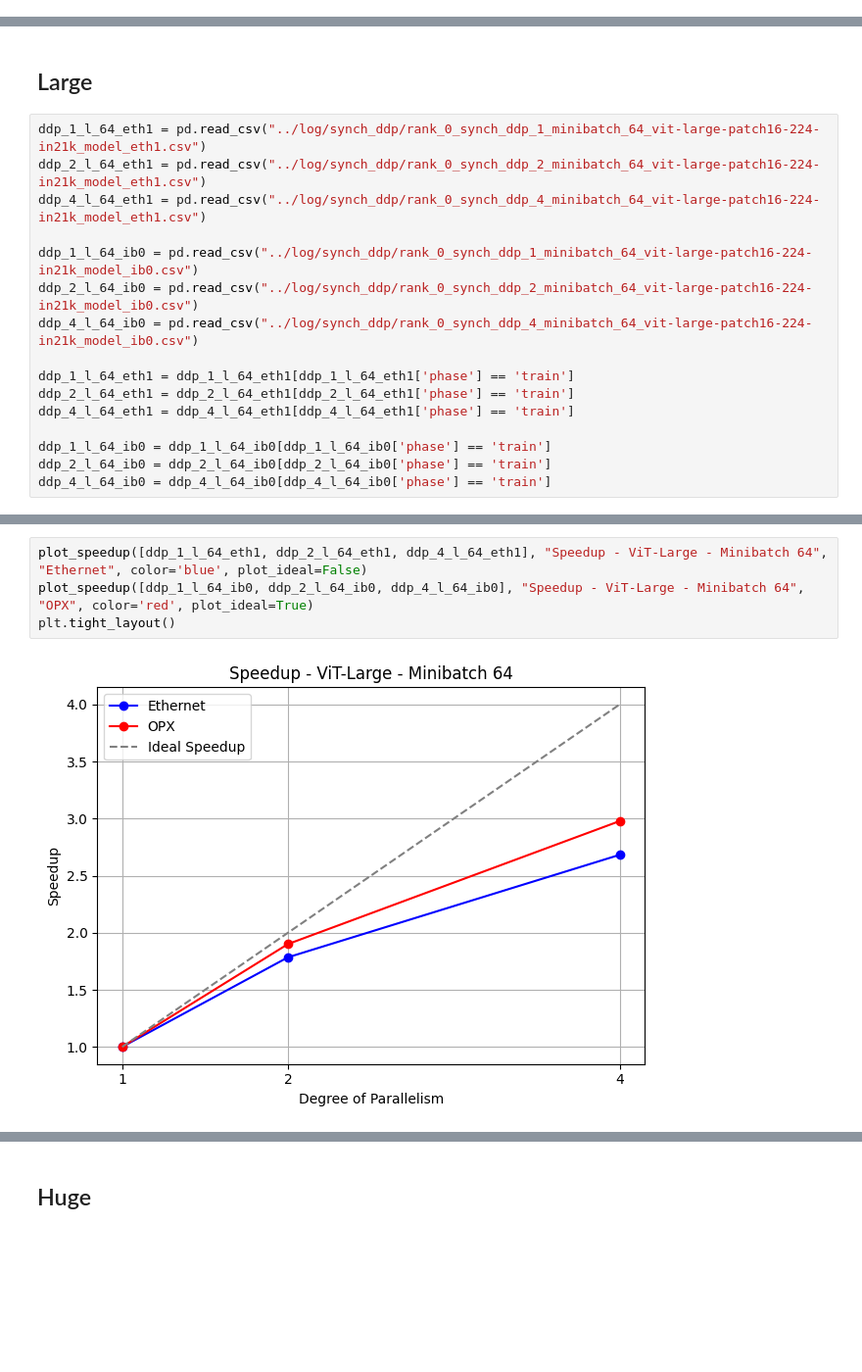
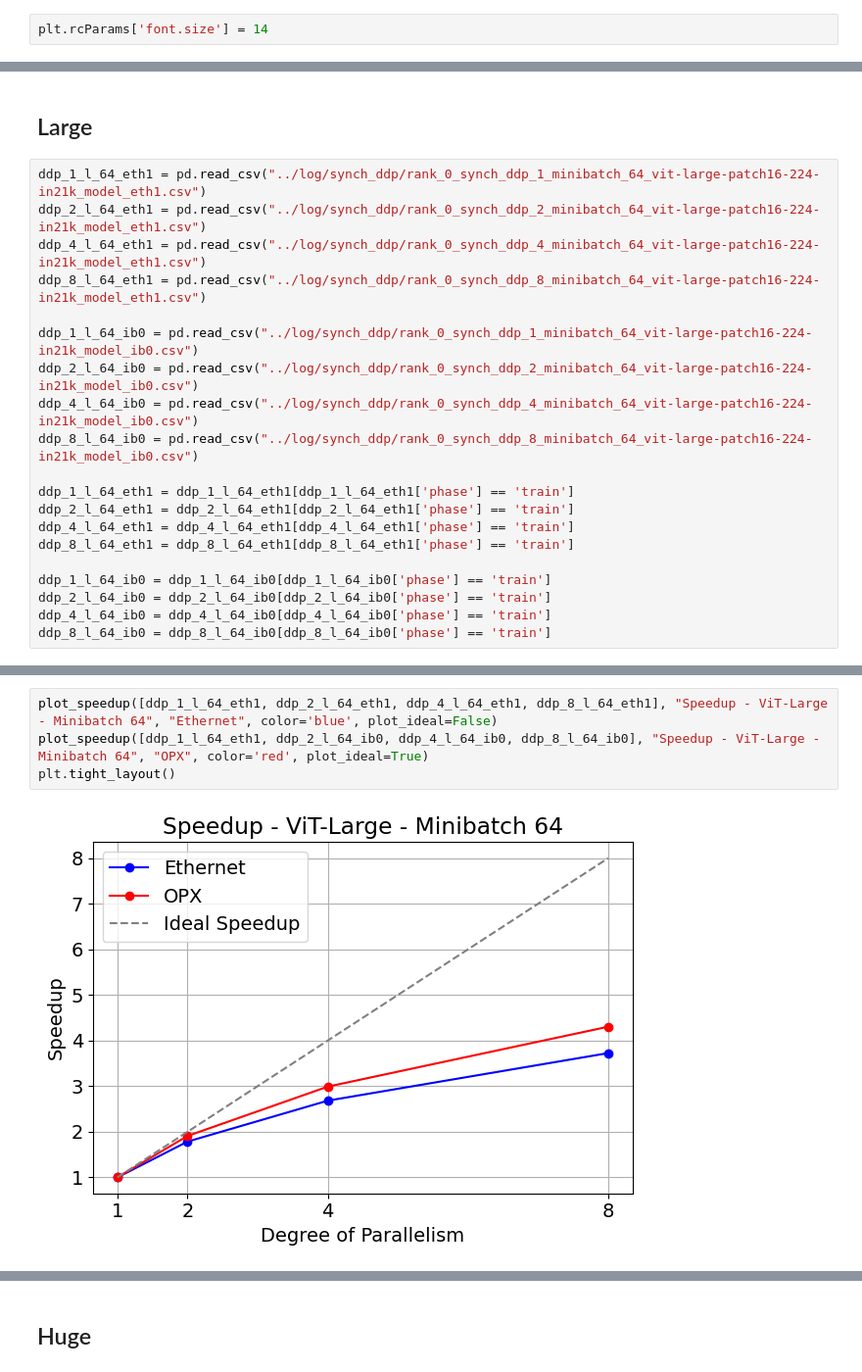
Before and after one commit to JacopoRaffi/Master_Thesis, a Jupyter notebook: analysis/ddp.ipynb, the cells around one changed output, grey strips where cells are left out. Shown: that part at 98% size. Cells and saved outputs as stored; diff of their text form; blank space fills up the shorter version.

```diff
--- a/analysis/ddp.ipynb
+++ b/analysis/ddp.ipynb
@@ -4,6 +4,8 @@ import matplotlib.pyplot as plt
 import numpy as np
 
 from plot_utils import *
+# %%
+plt.rcParams['font.size'] = 14
 # %% [markdown]
 ## PLOT DA FARE:
 1. Metti a confronto per ogni modello le curve di speedup così da fare vedere l'impatto del miniatch;
@@ -90,18 +104,22 @@ plt.tight_layout()
 ddp_1_l_64_eth1 = pd.read_csv("../log/synch_ddp/rank_0_synch_ddp_1_minibatch_64_vit-large-patch16-224-in21k_model_eth1.csv")
 ddp_2_l_64_eth1 = pd.read_csv("../log/synch_ddp/rank_0_synch_ddp_2_minibatch_64_vit-large-patch16-224-in21k_model_eth1.csv")
 ddp_4_l_64_eth1 = pd.read_csv("../log/synch_ddp/rank_0_synch_ddp_4_minibatch_64_vit-large-patch16-224-in21k_model_eth1.csv")
+ddp_8_l_64_eth1 = pd.read_csv("../log/synch_ddp/rank_0_synch_ddp_8_minibatch_64_vit-large-patch16-224-in21k_model_eth1.csv")
 
 ddp_1_l_64_ib0 = pd.read_csv("../log/synch_ddp/rank_0_synch_ddp_1_minibatch_64_vit-large-patch16-224-in21k_model_ib0.csv")
 ddp_2_l_64_ib0 = pd.read_csv("../log/synch_ddp/rank_0_synch_ddp_2_minibatch_64_vit-large-patch16-224-in21k_model_ib0.csv")
 ddp_4_l_64_ib0 = pd.read_csv("../log/synch_ddp/rank_0_synch_ddp_4_minibatch_64_vit-large-patch16-224-in21k_model_ib0.csv")
+ddp_8_l_64_ib0 = pd.read_csv("../log/synch_ddp/rank_0_synch_ddp_8_minibatch_64_vit-large-patch16-224-in21k_model_ib0.csv")
 
 ddp_1_l_64_eth1 = ddp_1_l_64_eth1[ddp_1_l_64_eth1['phase'] == 'train']
 ddp_2_l_64_eth1 = ddp_2_l_64_eth1[ddp_2_l_64_eth1['phase'] == 'train']
 ddp_4_l_64_eth1 = ddp_4_l_64_eth1[ddp_4_l_64_eth1['phase'] == 'train']
+ddp_8_l_64_eth1 = ddp_8_l_64_eth1[ddp_8_l_64_eth1['phase'] == 'train']
 
 ddp_1_l_64_ib0 = ddp_1_l_64_ib0[ddp_1_l_64_ib0['phase'] == 'train']
 ddp_2_l_64_ib0 = ddp_2_l_64_ib0[ddp_2_l_64_ib0['phase'] == 'train']
 ddp_4_l_64_ib0 = ddp_4_l_64_ib0[ddp_4_l_64_ib0['phase'] == 'train']
+ddp_8_l_64_ib0 = ddp_8_l_64_ib0[ddp_8_l_64_ib0['phase'] == 'train']
 # %%
 ddp_1_l_128_eth1 = pd.read_csv("../log/synch_ddp/rank_0_synch_ddp_1_minibatch_128_vit-large-patch16-224-in21k_model_eth1.csv")
 ddp_2_l_128_eth1 = pd.read_csv("../log/synch_ddp/rank_0_synch_ddp_2_minibatch_128_vit-large-patch16-224-in21k_model_eth1.csv")
@@ -137,7 +163,7 @@ ddp_4_l_256_eth1 = ddp_4_l_256_eth1[ddp_4_l_256_eth1['phase'] == 'train']
 # %%
-plot_speedup([ddp_1_l_64_eth1, ddp_2_l_64_eth1, ddp_4_l_64_eth1], "Speedup - ViT-Large - Minibatch 64", "Ethernet", color='blue', plot_ideal=False)
-plot_speedup([ddp_1_l_64_ib0, ddp_2_l_64_ib0, ddp_4_l_64_ib0], "Speedup - ViT-Large - Minibatch 64", "OPX", color='red', plot_ideal=True)
+plot_speedup([ddp_1_l_64_eth1, ddp_2_l_64_eth1, ddp_4_l_64_eth1, ddp_8_l_64_eth1], "Speedup - ViT-Large - Minibatch 64", "Ethernet", color='blue', plot_ideal=False)
+plot_speedup([ddp_1_l_64_eth1, ddp_2_l_64_ib0, ddp_4_l_64_ib0, ddp_8_l_64_ib0], "Speedup - ViT-Large - Minibatch 64", "OPX", color='red', plot_ideal=True)
 plt.tight_layout()
 # %% [output]
-[figure, old version]
+[figure, new version]
 # %%
```
Also changed, not shown: parts of 17 cells of this notebook.
